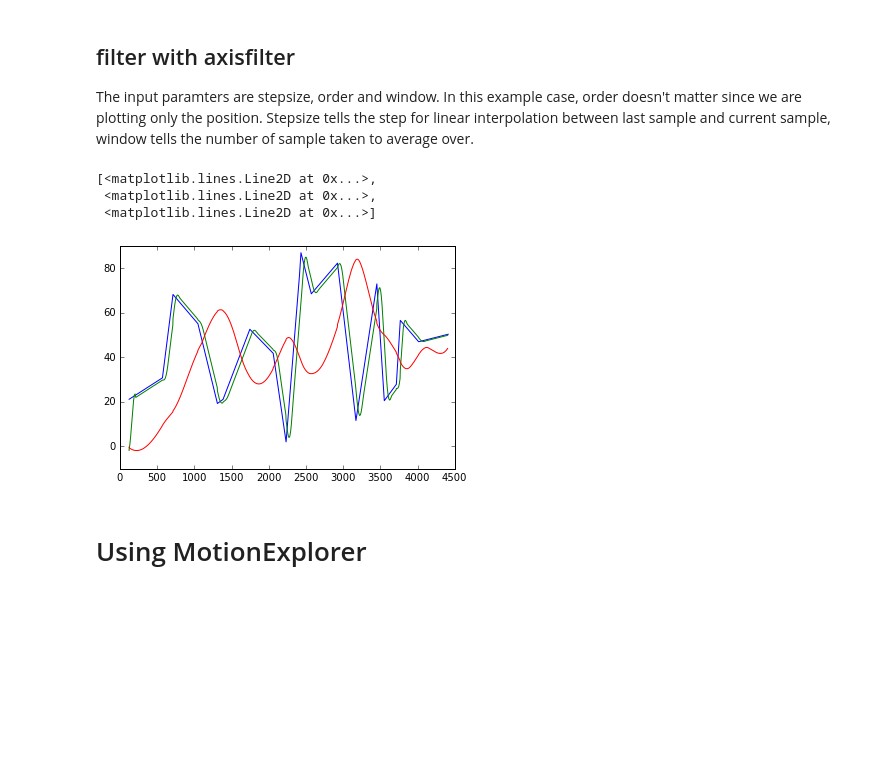
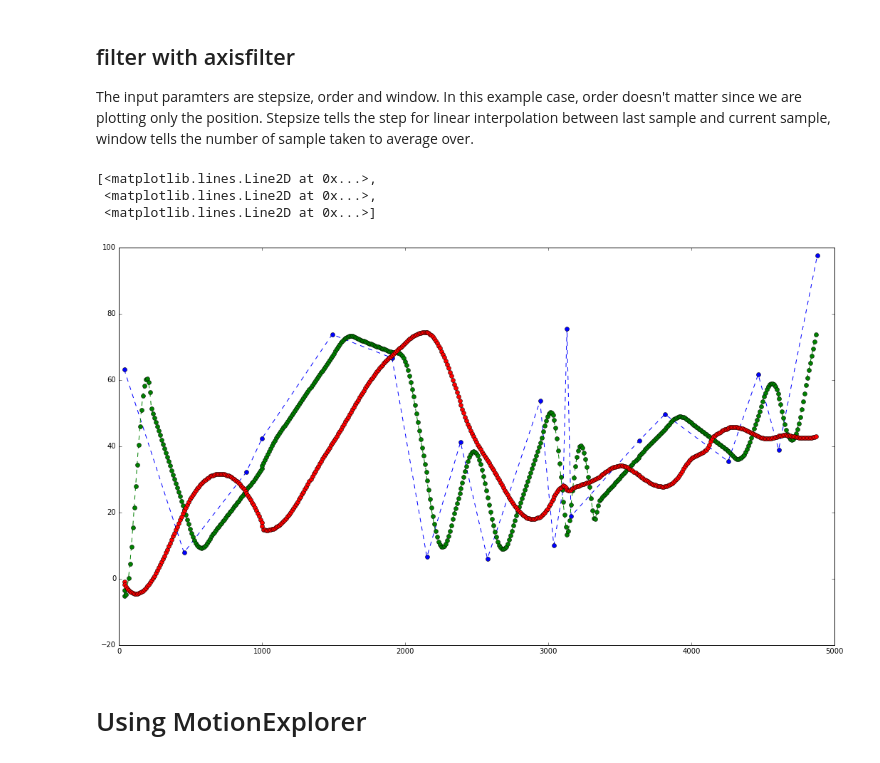
Before and after one commit to toinsson/rto, a Jupyter notebook: RTO - rewarding the original.ipynb, the cells around one changed output. Saved outputs shown, nothing was run; the diff lists cells and outputs as text; code cells hidden in the pictures; blank space fills up the shorter version.

```diff
--- a/RTO - rewarding the original.ipynb
+++ b/RTO - rewarding the original.ipynb
@@ -2,5 +4,5 @@
 %matplotlib inline
 import matplotlib
 import matplotlib.pyplot as plt
-
 import numpy as np
+matplotlib.rcParams['figure.figsize'] = (18.0, 10.0)
@@ -30,7 +33,7 @@ array([ 123,  571,  713, 1048, 1310, 1386, 1746, 2060, 2233, 2413, 2433,
 
 The input paramters are stepsize, order and window. In this example case, order doesn't  matter since we are plotting only the position. Stepsize tells the step for linear interpolation between last sample and current sample, window tells the number of sample taken to average over.
 # %%
-axisfilter_0 = rto.AxisFilter(10, 2, 10)
+axisfilter_0 = rto.AxisFilter(10, 2, 20)
 axisfilter_1 = rto.AxisFilter(10, 2, 100)
 # %%
 t, x = [],[]
@@ -49,12 +52,12 @@ for sample_t, sample_x in zip(samples_t, samples_x):
     x = np.hstack((x, axisfilter.samples[:,0]))
 t1, x1 = t.copy(), x.copy()
 # %%
-plt.plot(samples_t, samples_x, t0, x0, t1, x1)
+plt.plot(samples_t, samples_x, t0, x0, t1, x1, linestyle='--', marker='o')
 # %% [output]
 [<matplotlib.lines.Line2D at 0x...>,
  <matplotlib.lines.Line2D at 0x...>,
  <matplotlib.lines.Line2D at 0x...>]
-[figure, old version]
+[figure, new version]
 # %% [markdown]
 # Using MotionExplorer
 # %%
```
Also changed, not shown: parts of 10 cells of this notebook, 2 other files.
